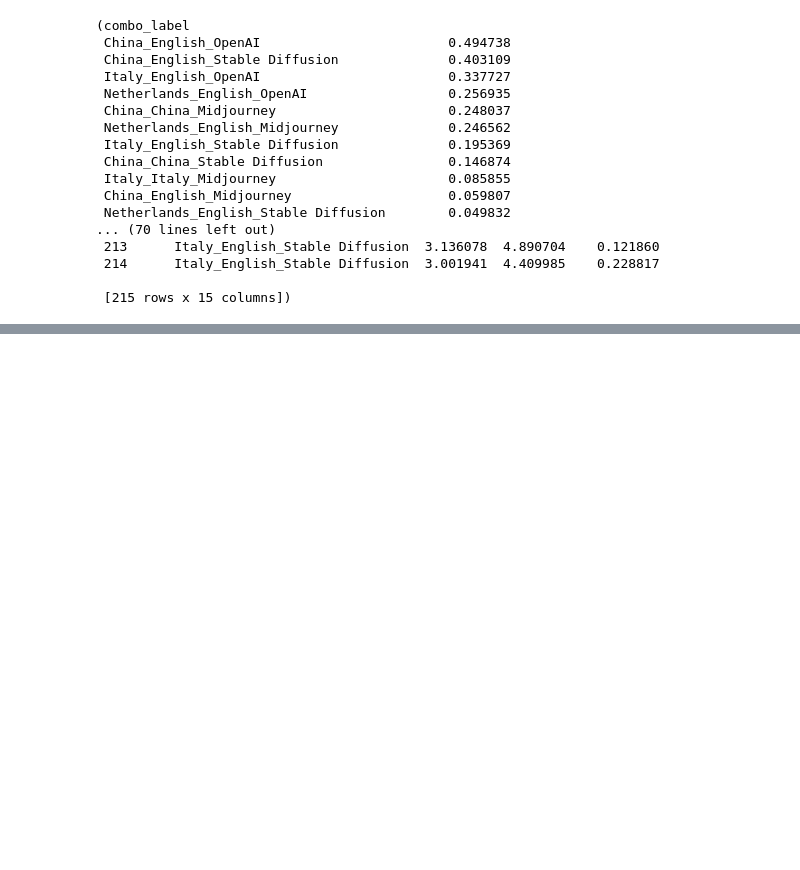
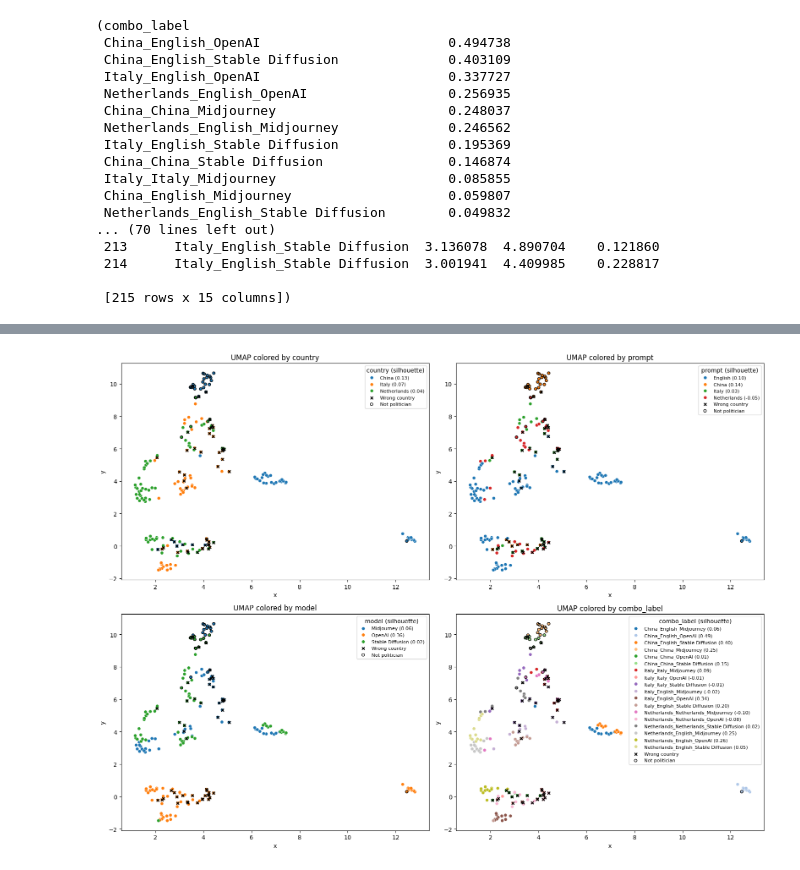
Before and after one commit to traopia/GenAI-political-portraits, a Jupyter notebook: analysis.ipynb, the cells around one changed output, grey strips where cells are left out. Cells and saved outputs as stored; diff of their text form; code cells hidden in the pictures; blank space fills up the shorter version.

```diff
--- a/analysis.ipynb
+++ b/analysis.ipynb
@@ -441,0 +520,63 @@ Name: silhouette, dtype: float32
+# %%
+import matplotlib.pyplot as plt
+import seaborn as sns
+from sklearn.metrics import silhouette_samples
+from sklearn.preprocessing import LabelEncoder
+import numpy as np
+import pandas as pd
+import matplotlib.lines as mlines
+
+def silhouette_scores_per_value(df, label_col, embedding_col="clip"):
+    X = np.vstack(df[embedding_col].values)
+    le = LabelEncoder()
+    labels = le.fit_transform(df[label_col])
+    sample_silhouette = silhouette_samples(X, labels, metric='cosine')
+
+    df_sil = df.copy()
+    df_sil["silhouette"] = sample_silhouette
+    avg_scores = df_sil.groupby(label_col)["silhouette"].mean().sort_values(ascending=False)
+    return avg_scores, df_sil
+
+# Plotting
+fig, axes = plt.subplots(2, 2, figsize=(16, 12))
+
+for ax, col in zip(axes.flat, ["country", "prompt", "model", "combo_label"]):
+    avg_scores, df_sil = silhouette_scores_per_value(df, col)
+
+    # Add silhouette score to labels
+    score_map = {label: f"{label} ({score:.2f})" for label, score in avg_scores.items()}
+    df_sil[f"{col}_with_score"] = df_sil[col].map(score_map)
+
+    # Choose palette
+    palette = "tab20" if col == "combo_label" else "tab10"
+
+    # Main scatterplot
+    sns.scatterplot(data=df_sil, x="x", y="y", hue=f"{col}_with_score", ax=ax, palette=palette, s=30, legend=True)
+
+    # Overlay tiny black crosses for incorrect country
+    wrong_country = df_sil[df_sil["country_correct"] == False]
+    ax.scatter(wrong_country["x"], wrong_country["y"], color="black", marker="x", s=20, label="Wrong country")
+
+    # Overlay tiny black circles for non-politicians
+    not_politician = df_sil[df_sil["politician"] == False]
+    ax.scatter(not_politician["x"], not_politician["y"], facecolors='none', edgecolors="black", marker="o", s=20, label="Not politician")
+
+    # Title and legend
+    ax.set_title(f"UMAP colored by {col}")
+
+    # Build custom legend
+    handles, labels = ax.get_legend_handles_labels()
+
+    # Add marker legends manually if missing
+    cross = mlines.Line2D([], [], color='black', marker='x', linestyle='None', markersize=11, label='Wrong country')
+    circle = mlines.Line2D([], [], color='black', marker='o', linestyle='None', markersize=11, markerfacecolor='none', label='Not politician')
+
+    # handles += [cross, circle]
+    # labels += ['Wrong country', 'Not politician']
+
+    ax.legend(handles=handles, labels=labels, loc="best", fontsize=8, title=f"{col} (silhouette)")
+
+plt.tight_layout()
+plt.show()
+# %% [output]
+[figure, added]
```
Also changed, not shown: parts of 7 cells of this notebook, 2 other files.
